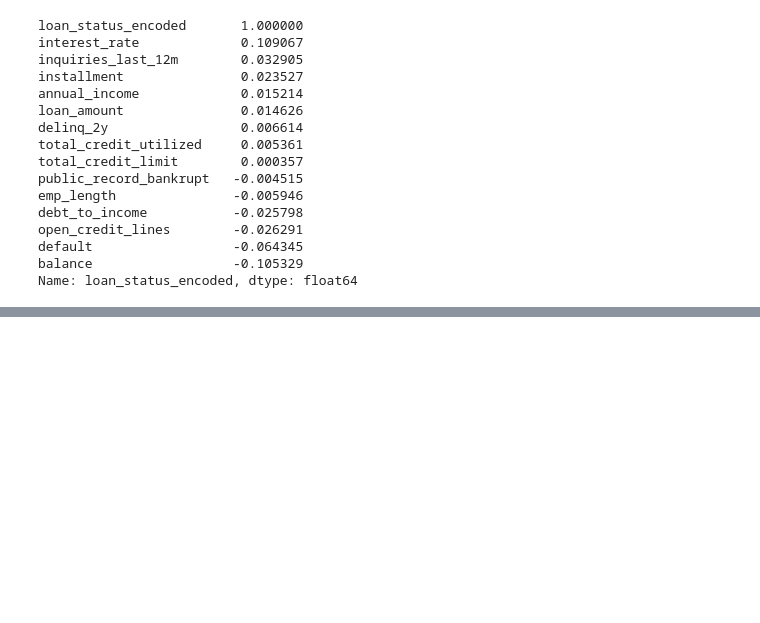
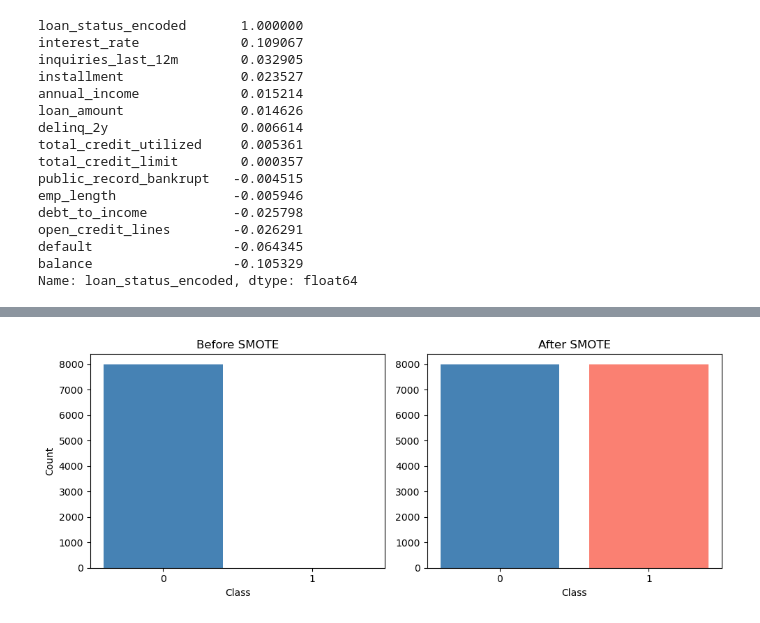
Before and after one commit to Kurodataio/Loan-Default-Prediction, a Jupyter notebook: loan-default-prediction.ipynb, the cells around one changed output, grey strips where cells are left out. Cells and saved outputs as stored; diff of their text form; code cells hidden in the pictures; blank space fills up the shorter version.

Commit message:
Add SMOTE comments, SMOTE  before/after counts and before/after plots

```diff
--- a/loan-default-prediction.ipynb
+++ b/loan-default-prediction.ipynb
@@ -718,0 +738,24 @@ X_train_res, y_train_res = sm.fit_resample(X_train, y_train)
+# %%
+# Class distribution plot (before vs after SMOTE)
+before_counts = {0: 7994, 1: 6}
+after_counts  = {0: 7994, 1: 7994}
+
+fig, axes = plt.subplots(1, 2, figsize=(10, 4))
+
+# Before SMOTE
+axes[0].bar(before_counts.keys(), before_counts.values(), color=['steelblue', 'salmon'])
+axes[0].set_title("Before SMOTE")
+axes[0].set_xticks([0, 1])
+axes[0].set_xlabel("Class")
+axes[0].set_ylabel("Count")
+
+# After SMOTE
+axes[1].bar(after_counts.keys(), after_counts.values(), color=['steelblue', 'salmon'])
+axes[1].set_title("After SMOTE")
+axes[1].set_xticks([0, 1])
+axes[1].set_xlabel("Class")
+
+plt.tight_layout()
+plt.show()
+# %% [output]
+[figure, added]
```
Also changed, not shown: parts of 3 cells of this notebook.
